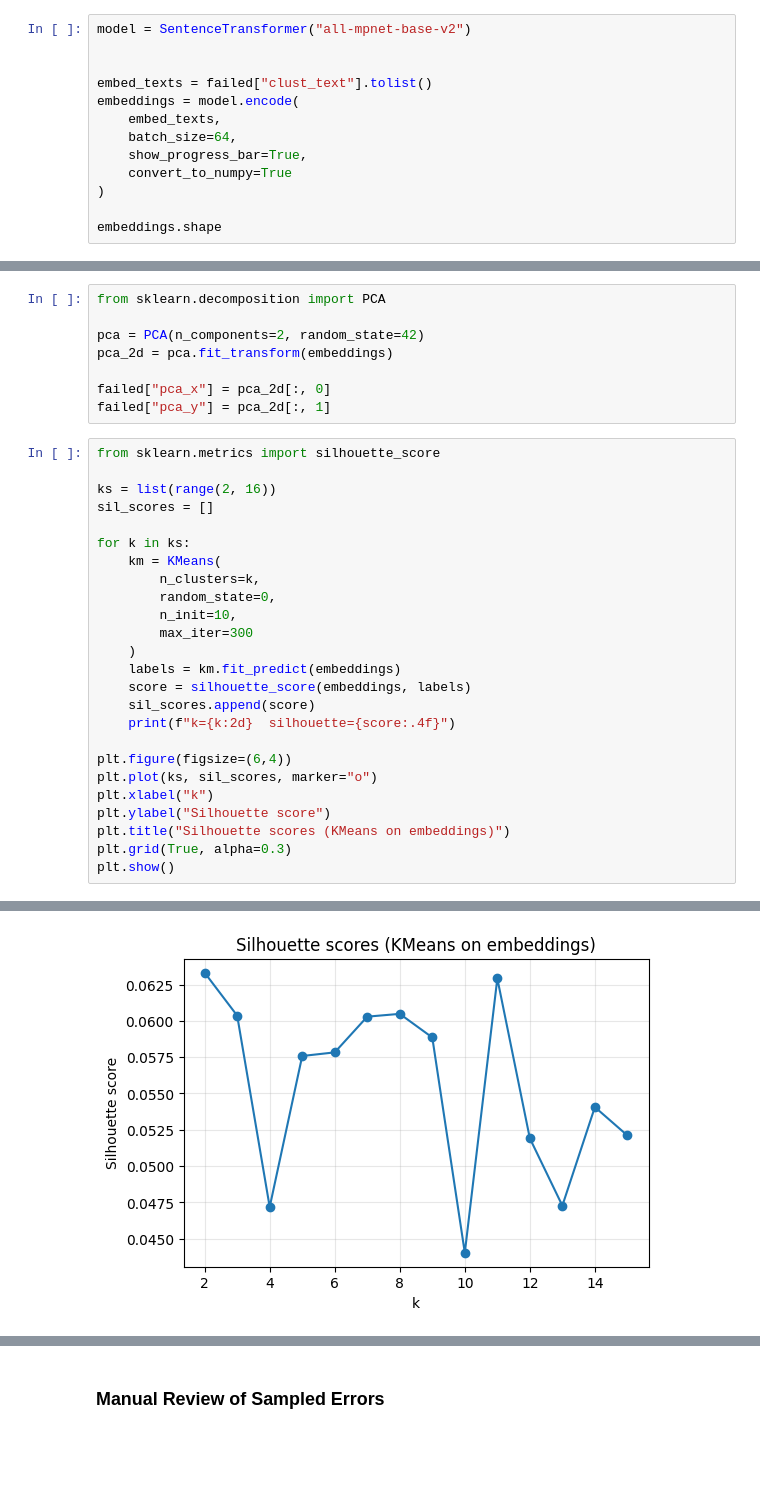
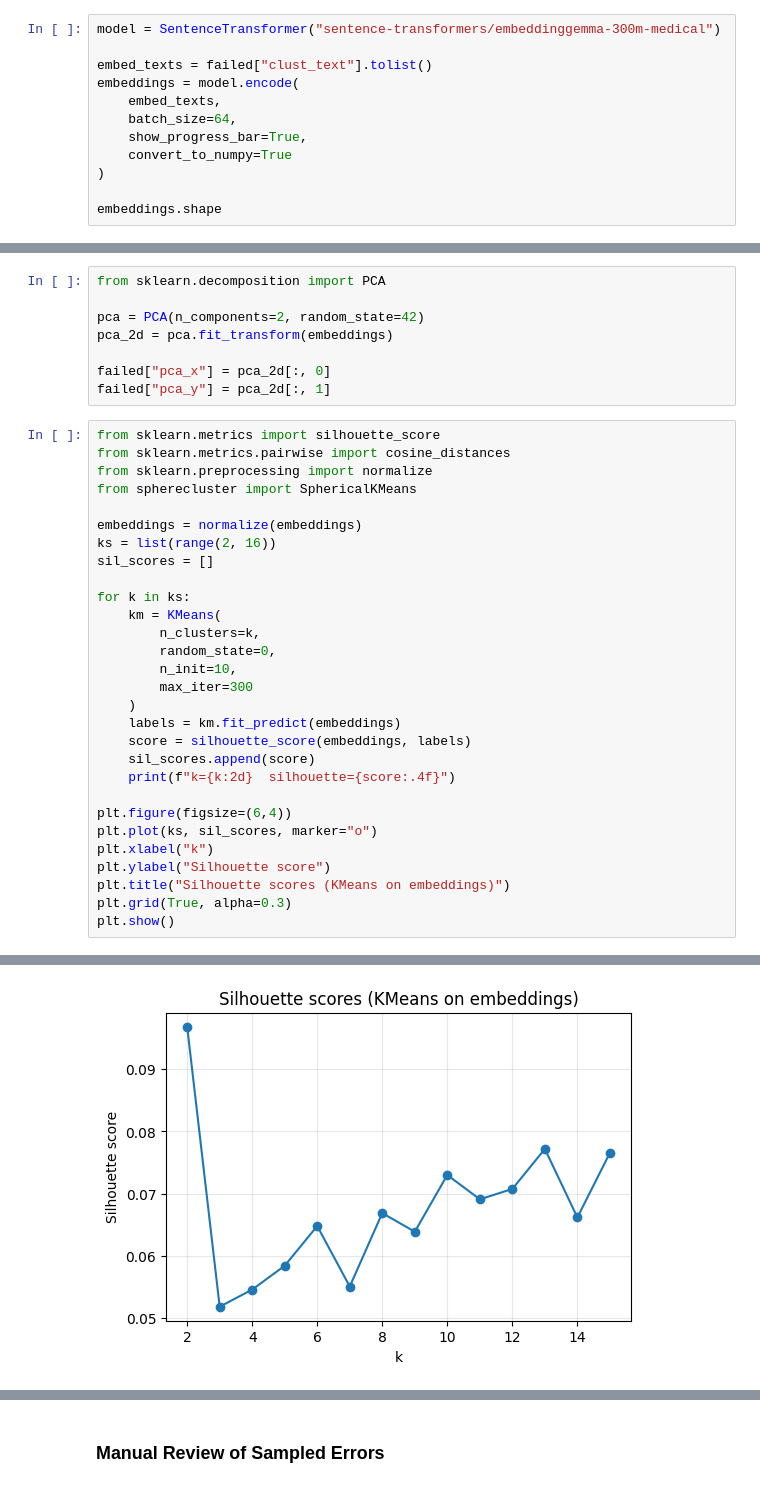
Before and after one commit to arishokri/ut_395t_nlp_final_project, a Jupyter notebook: data_analysis.ipynb, the cells around one changed output, grey strips where cells are left out. Cells and saved outputs as stored; diff of their text form; blank space fills up the shorter version.

```diff
--- a/data_analysis.ipynb
+++ b/data_analysis.ipynb
@@ -236,8 +593,7 @@ plt.show()
 # %% [markdown]
 Cluster error types in failed examples for further analysis. This uses sentence transformers to embed the question, context, and predicted/true answers, then clusters them using KMeans. This seems to work better.
 # %%
-model = SentenceTransformer("all-mpnet-base-v2")
-
+model = SentenceTransformer("sentence-transformers/embeddinggemma-300m-medical")
 
 embed_texts = failed["clust_text"].tolist()
 embeddings = model.encode(
@@ -260,7 +617,11 @@ failed["pca_x"] = pca_2d[:, 0]
 failed["pca_y"] = pca_2d[:, 1]
 # %%
 from sklearn.metrics import silhouette_score
+from sklearn.metrics.pairwise import cosine_distances
+from sklearn.preprocessing import normalize
+from spherecluster import SphericalKMeans
 
+embeddings = normalize(embeddings)
 ks = list(range(2, 16))
 sil_scores = []
 
@@ -301,4 +662,4 @@ k=15  silhouette=0.0521
-[figure, old version]
+[figure, new version]
 # %%
 from sklearn.cluster import KMeans
 
```
Also changed, not shown: parts of 15 cells of this notebook, 2 other files.
